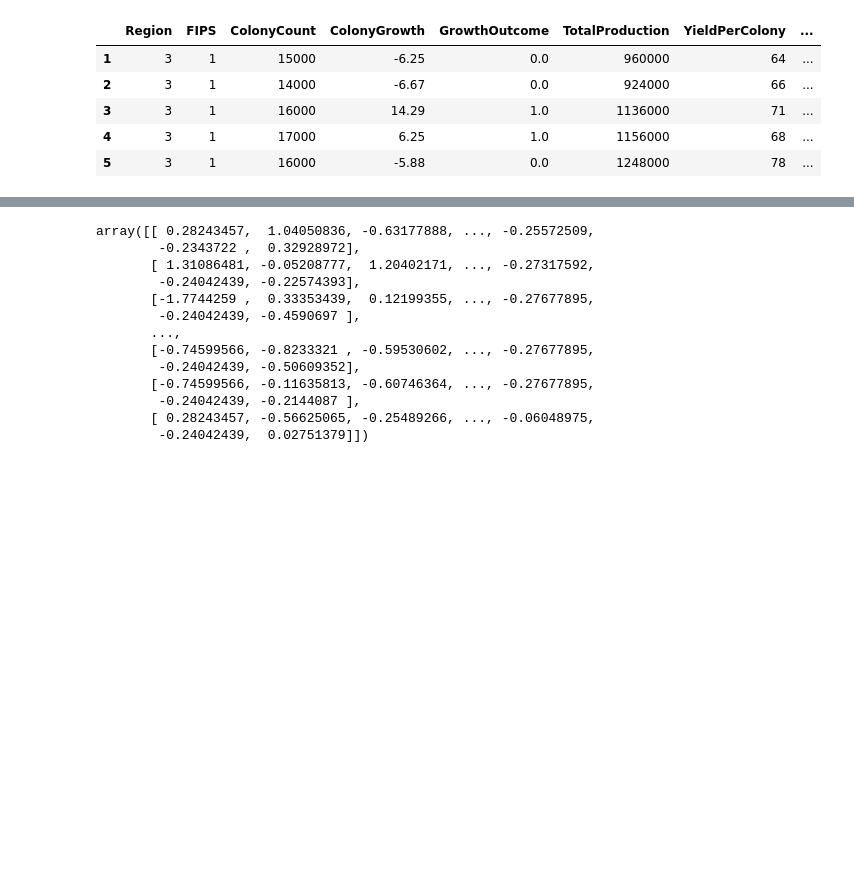
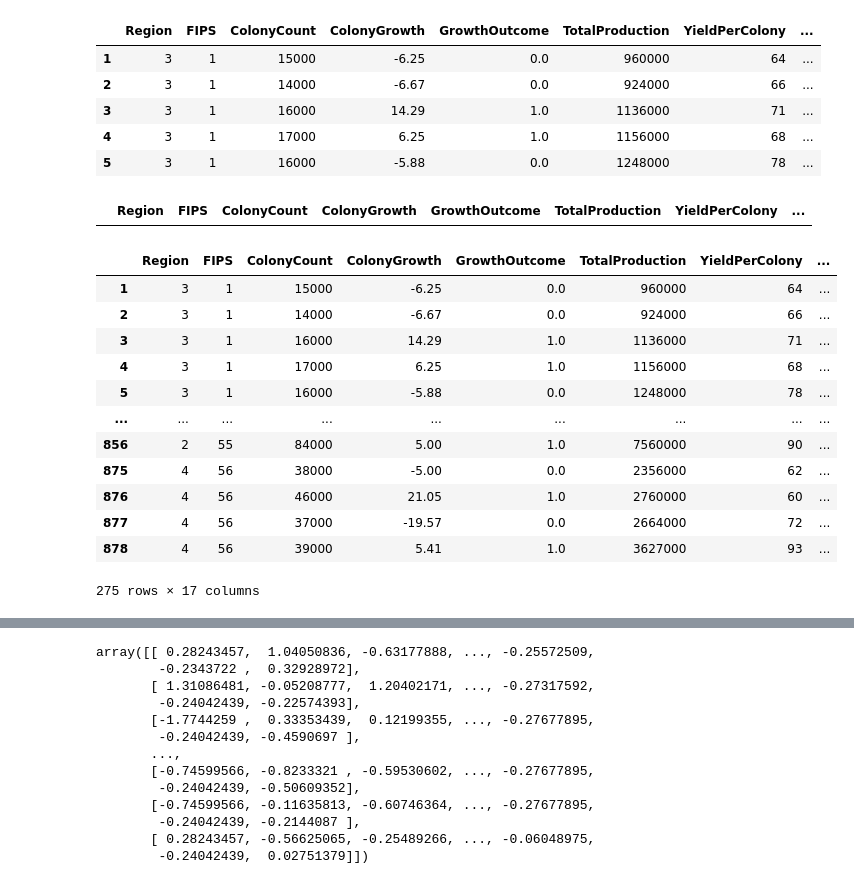
Before and after one commit to mathewqpmiller/Project3-RiotOfTheGreyRock, a Jupyter notebook: JuliesNeuralNetworkModel.ipynb, the cells around one changed output, grey strips where cells are left out. Cells and saved outputs as stored; diff of their text form; code cells hidden in the pictures; blank space fills up the shorter version.

```diff
--- a/JuliesNeuralNetworkModel.ipynb
+++ b/JuliesNeuralNetworkModel.ipynb
@@ -46,3 +46,26 @@ honeybee_csv.head()
 | 3 | 3 | 1 | 16000 | 14.29 | 1.0 | 1136000 | 71 | ... |
 | 4 | 3 | 1 | 17000 | 6.25 | 1.0 | 1156000 | 68 | ... |
 | 5 | 3 | 1 | 16000 | -5.88 | 0.0 | 1248000 | 78 | ... |
+# %%
+# Filers!
+Pest1 = honeybee_csv[(honeybee_csv["ClothianidinLB"] > 0) & (honeybee_csv["ImidaclopridLB"] == 0) & (honeybee_csv["ThiamethoxamLB"] == 0) & (honeybee_csv["AcetamipridLB"] == 0) & (honeybee_csv["ThiaclopridLB"] == 0)]
+Pest1
+# %% [output]
+|  | Region | FIPS | ColonyCount | ColonyGrowth | GrowthOutcome | TotalProduction | YieldPerColony | ... |
+# %%
+Pest2 = honeybee_csv[(honeybee_csv["ClothianidinLB"] == 0) & (honeybee_csv["ImidaclopridLB"] > 0) & (honeybee_csv["ThiamethoxamLB"] == 0) & (honeybee_csv["AcetamipridLB"] == 0) & (honeybee_csv["ThiaclopridLB"] == 0)]
+Pest2
+# %% [output]
+|  | Region | FIPS | ColonyCount | ColonyGrowth | GrowthOutcome | TotalProduction | YieldPerColony | ... |
+| 1 | 3 | 1 | 15000 | -6.25 | 0.0 | 960000 | 64 | ... |
+| 2 | 3 | 1 | 14000 | -6.67 | 0.0 | 924000 | 66 | ... |
+| 3 | 3 | 1 | 16000 | 14.29 | 1.0 | 1136000 | 71 | ... |
+| 4 | 3 | 1 | 17000 | 6.25 | 1.0 | 1156000 | 68 | ... |
+| 5 | 3 | 1 | 16000 | -5.88 | 0.0 | 1248000 | 78 | ... |
+| ... | ... | ... | ... | ... | ... | ... | ... | ... |
+| 856 | 2 | 55 | 84000 | 5.00 | 1.0 | 7560000 | 90 | ... |
+| 875 | 4 | 56 | 38000 | -5.00 | 0.0 | 2356000 | 62 | ... |
+| 876 | 4 | 56 | 46000 | 21.05 | 1.0 | 2760000 | 60 | ... |
+| 877 | 4 | 56 | 37000 | -19.57 | 0.0 | 2664000 | 72 | ... |
+| 878 | 4 | 56 | 39000 | 5.41 | 1.0 | 3627000 | 93 | ... |
+275 rows × 17 columns
```
Also changed, not shown: parts of 14 cells of this notebook, 1 other file.
